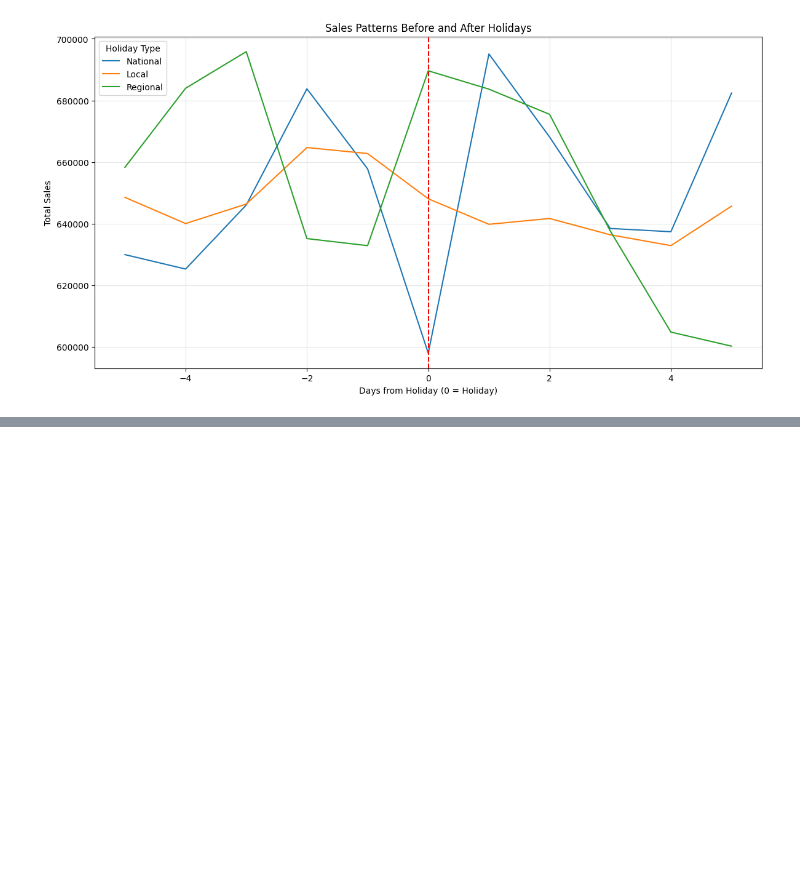
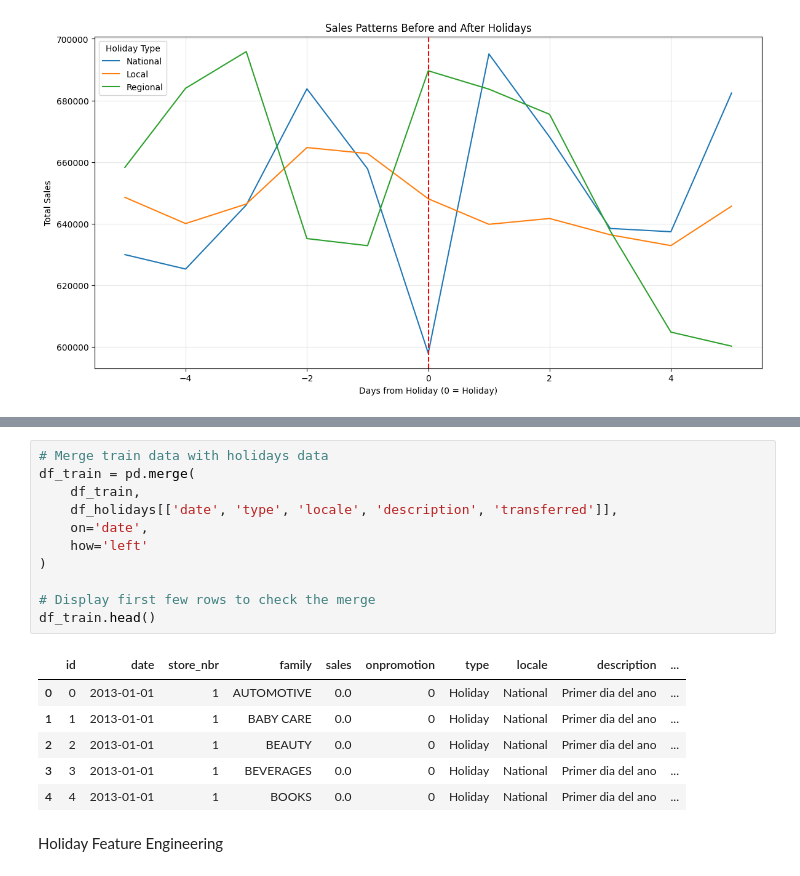
Before and after one commit to gupessanha/Data-Mining, a Jupyter notebook: T2/trab2.ipynb, the cells around one changed output, grey strips where cells are left out. Drawn from its saved outputs; the diff is of its cells as text; blank space fills up the shorter version.

```diff
--- a/T2/trab2.ipynb
+++ b/T2/trab2.ipynb
@@ -391,0 +360,20 @@ train_with_holidays
+# %%
+# Merge train data with holidays data
+df_train = pd.merge(
+    df_train,
+    df_holidays[['date', 'type', 'locale', 'description', 'transferred']],
+    on='date',
+    how='left'
+)
+
+# Display first few rows to check the merge
+df_train.head()
+# %% [output]
+|  | id | date | store_nbr | family | sales | onpromotion | type | locale | description | ... |
+| 0 | 0 | 2013-01-01 | 1 | AUTOMOTIVE | 0.0 | 0 | Holiday | National | Primer dia del ano | ... |
+| 1 | 1 | 2013-01-01 | 1 | BABY CARE | 0.0 | 0 | Holiday | National | Primer dia del ano | ... |
+| 2 | 2 | 2013-01-01 | 1 | BEAUTY | 0.0 | 0 | Holiday | National | Primer dia del ano | ... |
+| 3 | 3 | 2013-01-01 | 1 | BEVERAGES | 0.0 | 0 | Holiday | National | Primer dia del ano | ... |
+| 4 | 4 | 2013-01-01 | 1 | BOOKS | 0.0 | 0 | Holiday | National | Primer dia del ano | ... |
+# %% [markdown]
+Holiday Feature Engineering
```
Also changed, not shown: parts of 8 cells of this notebook.
